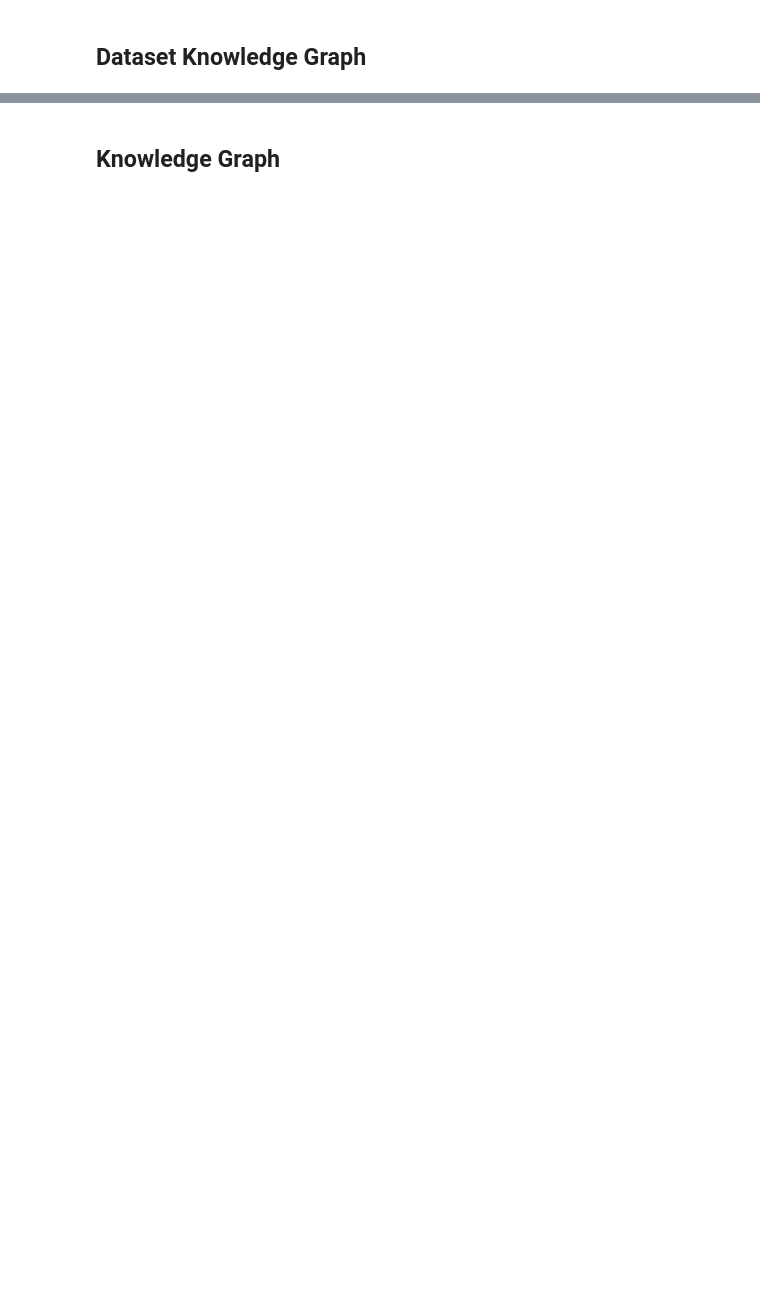
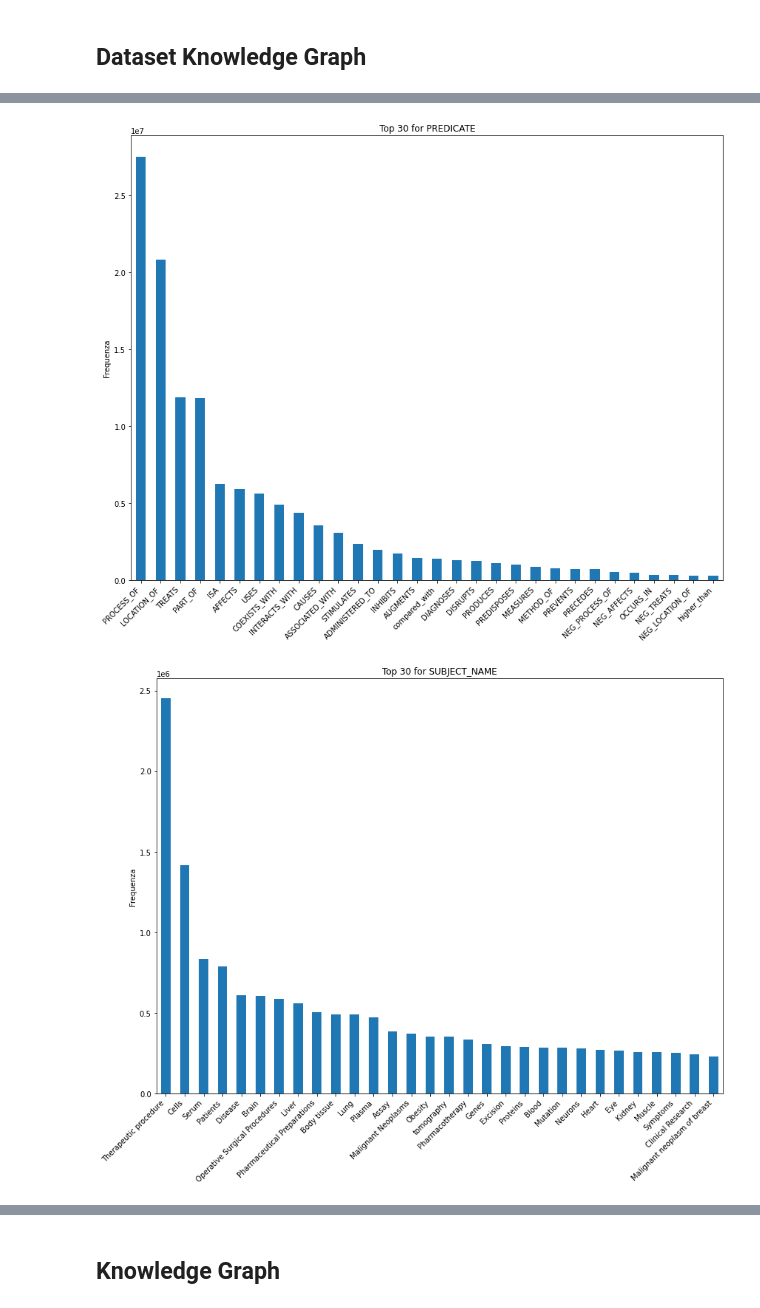
Before and after one commit to SimoneFarallo/integrating_knowledge_with_natural_language_processing_for_enhanced_fact-checking, a Jupyter notebook: Exploration_dataset_graph.ipynb, the cells around one changed output, grey strips where cells are left out. Drawn from its saved outputs; the diff is of its cells as text; code cells hidden in the pictures; blank space fills up the shorter version.

```diff
--- a/Exploration_dataset_graph.ipynb
+++ b/Exploration_dataset_graph.ipynb
@@ -231,2 +191,8 @@ word_freq_objects.most_common
 # %% [markdown]
 ## Dataset Knowledge Graph
+# %%
+kg = pd.read_csv('C:\\Users\\Simone\\Documents\\Desktop\\Tesi_Magistrale\\Data\\semmedVER43_2023_R_PREDICATION.csv.gz', encoding='ISO-8859-1', header=None, usecols=[3, 5, 9, 10]) #nrows=1000000
+kg = kg[[3, 5, 9,10]]
+nuovi_nomi_colonne = ["PREDICATE", "SUBJECT_NAME", "OBJECT_NAME","OBJECT_SEMTYPE"]  # Sostituisci con i nuovi nomi delle colonne
+kg.columns = nuovi_nomi_colonne
+kg.head(20)
@@ -232,0 +231,18 @@ word_freq_objects.most_common
+# %%
+def plot_top_items(dataset):
+    def plot_top_30(column):
+        top_30 = dataset[column].value_counts().head(30)
+
+        plt.figure(figsize=(12, 10))  # Dimensioni più grandi per il grafico
+        top_30.plot(kind='bar')
+        plt.title(f'Top 30 for {column}')
+        plt.ylabel('Frequenza')
+        plt.xticks(rotation=45, ha='right')
+        plt.tight_layout()
+        plt.show()
+
+    for column in dataset.columns:
+        plot_top_30(column)
+
+# Esempio di utilizzo della funzione:
+# plot_top_items(df)
@@ -232,0 +269,5 @@ word_freq_objects.most_common
+# %%
+plot_top_items(kg)
+# %% [output]
+[figure, added]
+[figure, added]
```
Also changed, not shown: parts of 19 cells of this notebook.
